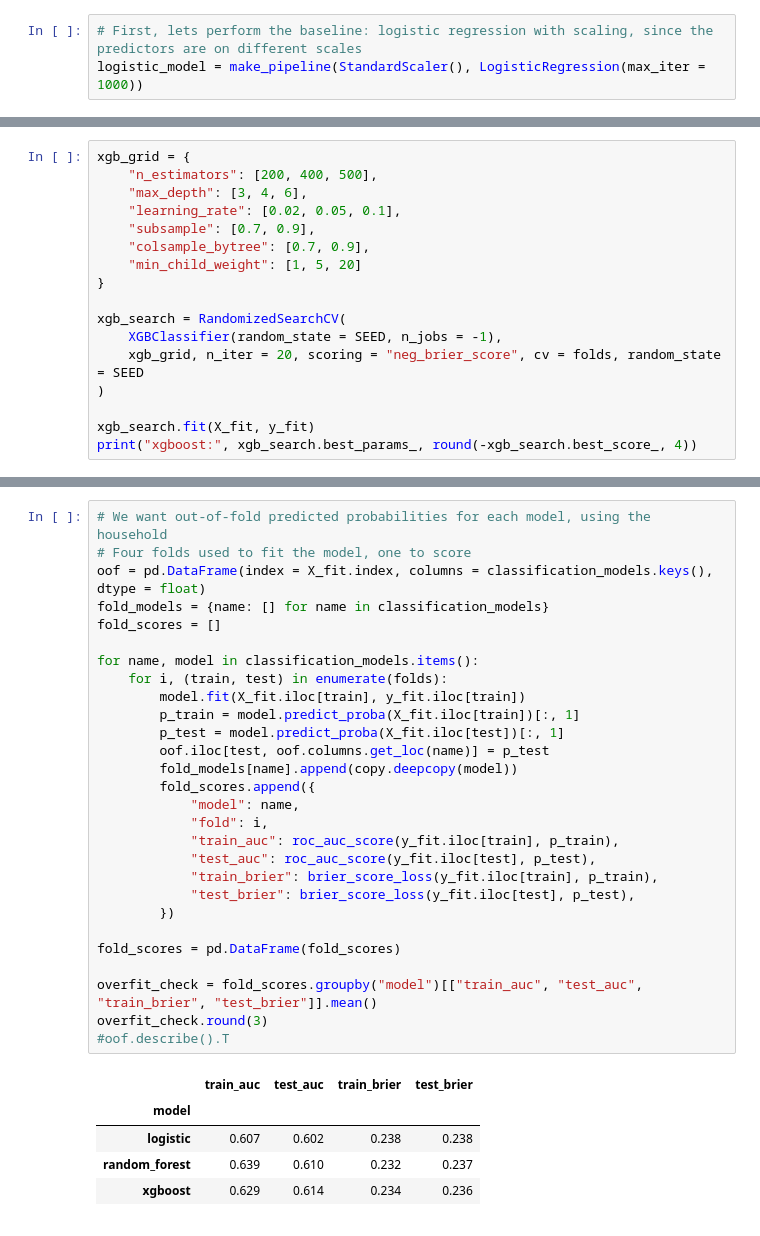
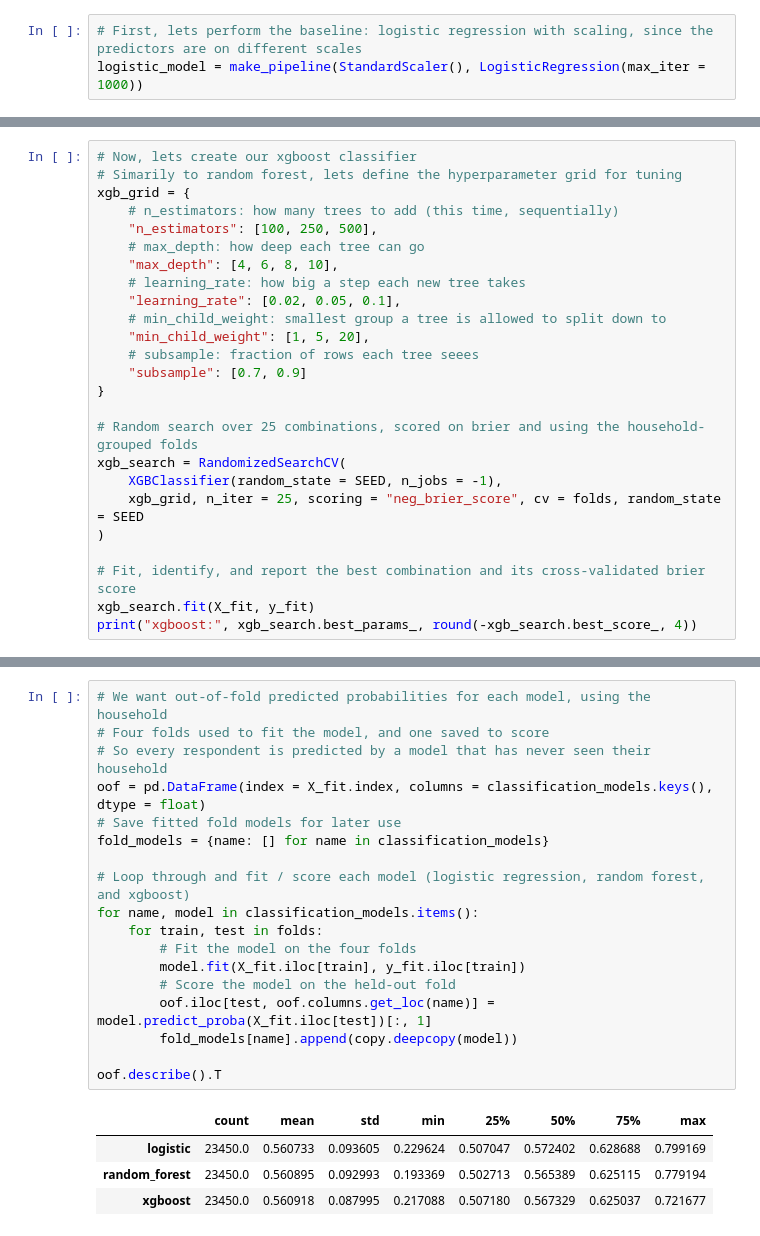
Before and after one commit to chaycereed/ohie-medicaid-policy-simulation, a Jupyter notebook: notebook/ohie_medicaid_policy_simulation.ipynb, the cells around one changed output, grey strips where cells are left out. Drawn from its saved outputs; the diff is of its cells as text.

```diff
--- a/notebook/ohie_medicaid_policy_simulation.ipynb
+++ b/notebook/ohie_medicaid_policy_simulation.ipynb
@@ -1140,18 +1119,26 @@ Random forest: {'n_estimators': 300, 'min_samples_leaf': 5, 'max_features': 0.5,
 # %%
+# Now, lets create our xgboost classifier
+# Simarily to random forest, lets define the hyperparameter grid for tuning
 xgb_grid = {
-    "n_estimators": [200, 400, 500],
-    "max_depth": [3, 4, 6],
+    # n_estimators: how many trees to add (this time, sequentially)
+    "n_estimators": [100, 250, 500],
+    # max_depth: how deep each tree can go
+    "max_depth": [4, 6, 8, 10],
+    # learning_rate: how big a step each new tree takes
     "learning_rate": [0.02, 0.05, 0.1],
-    "subsample": [0.7, 0.9],
-    "colsample_bytree": [0.7, 0.9],
-    "min_child_weight": [1, 5, 20]
+    # min_child_weight: smallest group a tree is allowed to split down to
+    "min_child_weight": [1, 5, 20],
+    # subsample: fraction of rows each tree seees
+    "subsample": [0.7, 0.9]
 }
 
+# Random search over 25 combinations, scored on brier and using the household-grouped folds
 xgb_search = RandomizedSearchCV(
     XGBClassifier(random_state = SEED, n_jobs = -1),
-    xgb_grid, n_iter = 20, scoring = "neg_brier_score", cv = folds, random_state = SEED
+    xgb_grid, n_iter = 25, scoring = "neg_brier_score", cv = folds, random_state = SEED
 )
 
+# Fit, identify, and report the best combination and its cross-validated brier score
 xgb_search.fit(X_fit, y_fit)
 print("xgboost:", xgb_search.best_params_, round(-xgb_search.best_score_, 4))
 # %% [output]
@@ -1164,35 +1152,24 @@ classification_models = {
 }
 # %%
 # We want out-of-fold predicted probabilities for each model, using the household
-# Four folds used to fit the model, one to score
+# Four folds used to fit the model, and one saved to score
+# So every respondent is predicted by a model that has never seen their household
 oof = pd.DataFrame(index = X_fit.index, columns = classification_models.keys(), dtype = float)
+# Save fitted fold models for later use
 fold_models = {name: [] for name in classification_models}
-fold_scores = []
 
+# Loop through and fit / score each model (logistic regression, random forest, and xgboost)
 for name, model in classification_models.items():
-    for i, (train, test) in enumerate(folds):
+    for train, test in folds:
+        # Fit the model on the four folds
         model.fit(X_fit.iloc[train], y_fit.iloc[train])
-        p_train = model.predict_proba(X_fit.iloc[train])[:, 1]
-        p_test = model.predict_proba(X_fit.iloc[test])[:, 1]
-        oof.iloc[test, oof.columns.get_loc(name)] = p_test
+        # Score the model on the held-out fold
+        oof.iloc[test, oof.columns.get_loc(name)] = model.predict_proba(X_fit.iloc[test])[:, 1]
         fold_models[name].append(copy.deepcopy(model))
-        fold_scores.append({
-            "model": name,
-            "fold": i,
-            "train_auc": roc_auc_score(y_fit.iloc[train], p_train),
-            "test_auc": roc_auc_score(y_fit.iloc[test], p_test),
-            "train_brier": brier_score_loss(y_fit.iloc[train], p_train),
-            "test_brier": brier_score_loss(y_fit.iloc[test], p_test),
-        })
 
-fold_scores = pd.DataFrame(fold_scores)
-
-overfit_check = fold_scores.groupby("model")[["train_auc", "test_auc", "train_brier", "test_brier"]].mean()
-overfit_check.round(3)
-#oof.describe().T
+oof.describe().T
 # %% [output]
-|  | train_auc | test_auc | train_brier | test_brier |
-| model |  |  |  |  |
-| logistic | 0.607 | 0.602 | 0.238 | 0.238 |
-| random_forest | 0.639 | 0.610 | 0.232 | 0.237 |
-| xgboost | 0.629 | 0.614 | 0.234 | 0.236 |
+|  | count | mean | std | min | 25% | 50% | 75% | max |
+| logistic | 23450.0 | 0.560733 | 0.093605 | 0.229624 | 0.507047 | 0.572402 | 0.628688 | 0.799169 |
+| random_forest | 23450.0 | 0.560895 | 0.092993 | 0.193369 | 0.502713 | 0.565389 | 0.625115 | 0.779194 |
+| xgboost | 23450.0 | 0.560918 | 0.087995 | 0.217088 | 0.507180 | 0.567329 | 0.625037 | 0.721677 |
```
Also changed, not shown: parts of 39 cells of this notebook.
